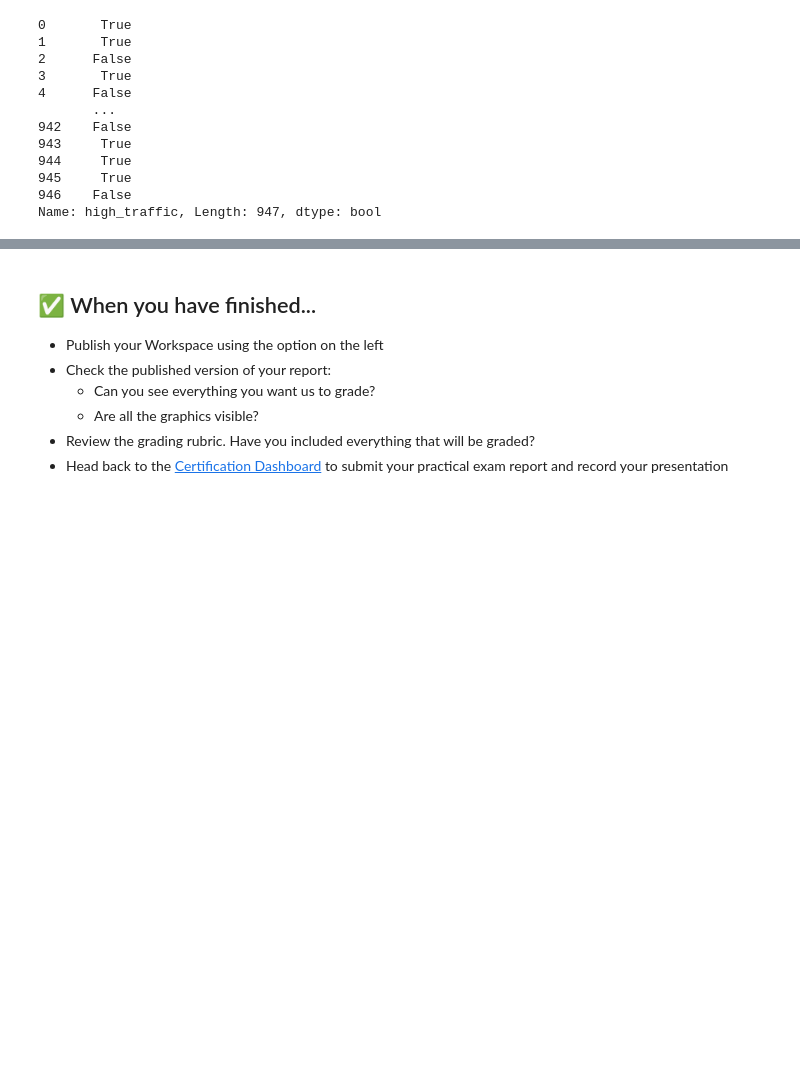
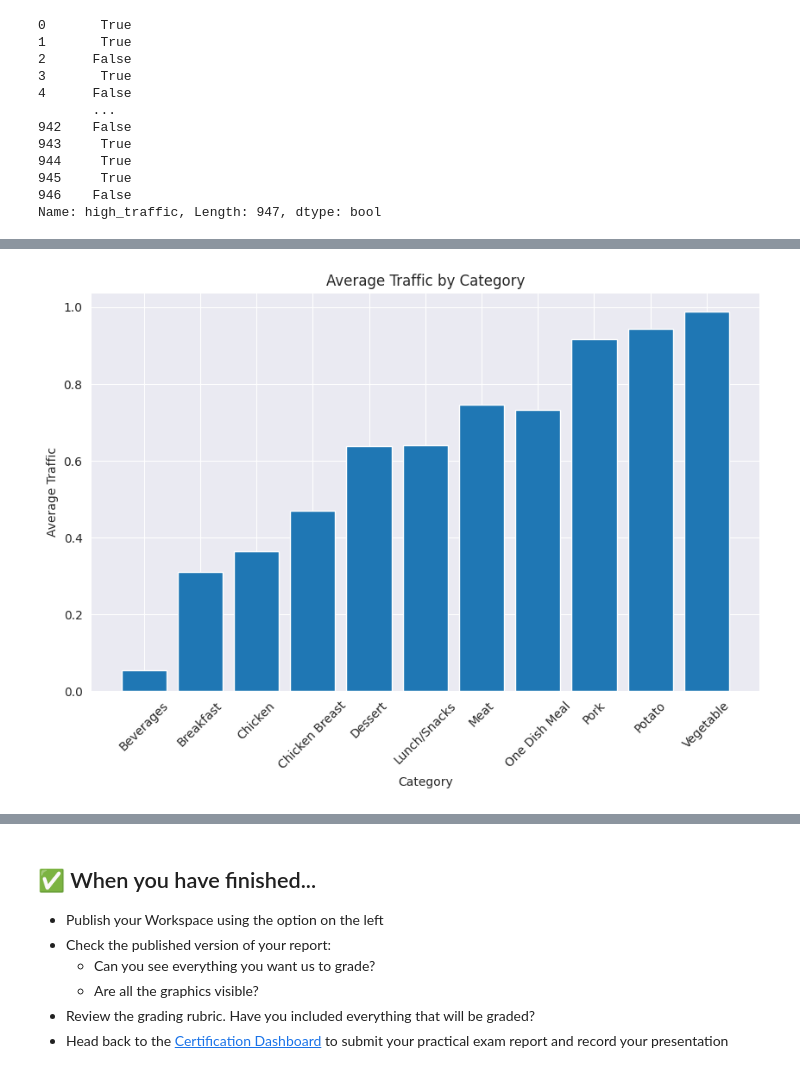
Before and after one commit to miniloda/DataCamp-DataScience-Exam, a Jupyter notebook: notebook.ipynb, the cells around one changed output, grey strips where cells are left out. Cells and saved outputs as stored; diff of their text form; code cells hidden in the pictures; blank space fills up the shorter version.

```diff
--- a/notebook.ipynb
+++ b/notebook.ipynb
@@ -186,0 +243,15 @@ Name: high_traffic, Length: 947, dtype: bool
+# %%
+
+# Group by category and calculate the mean traffic
+category_traffic = df.groupby('category')['high_traffic'].mean().reset_index()
+
+# Plot the traffic based on category
+plt.figure(figsize=(10, 6))
+plt.bar(category_traffic['category'], category_traffic['high_traffic'])
+plt.xlabel('Category')
+plt.ylabel('Average Traffic')
+plt.title('Average Traffic by Category')
+plt.xticks(rotation=45)
+plt.show()
+# %% [output]
+[figure, added]
```
Also changed, not shown: parts of 29 cells of this notebook.
